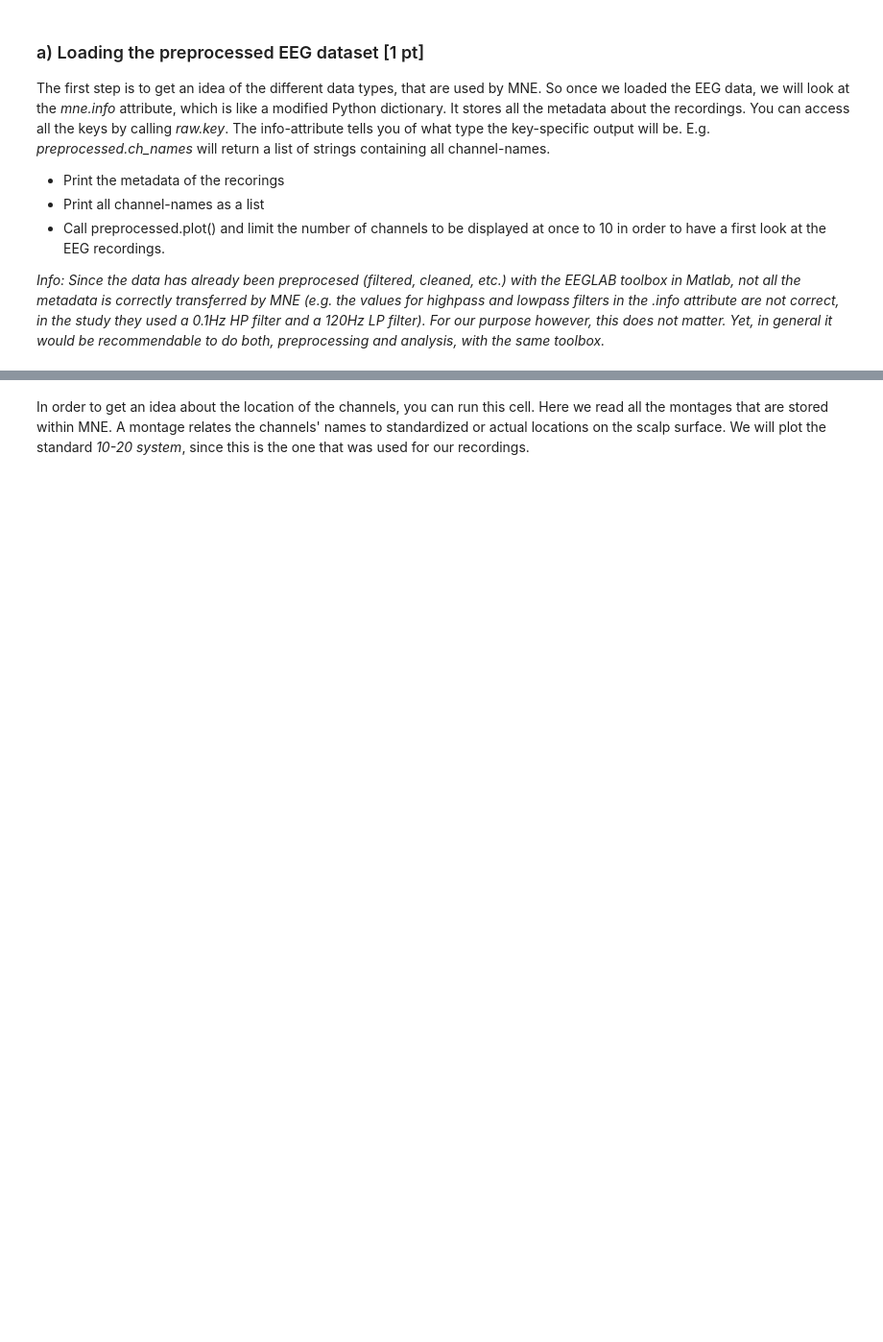
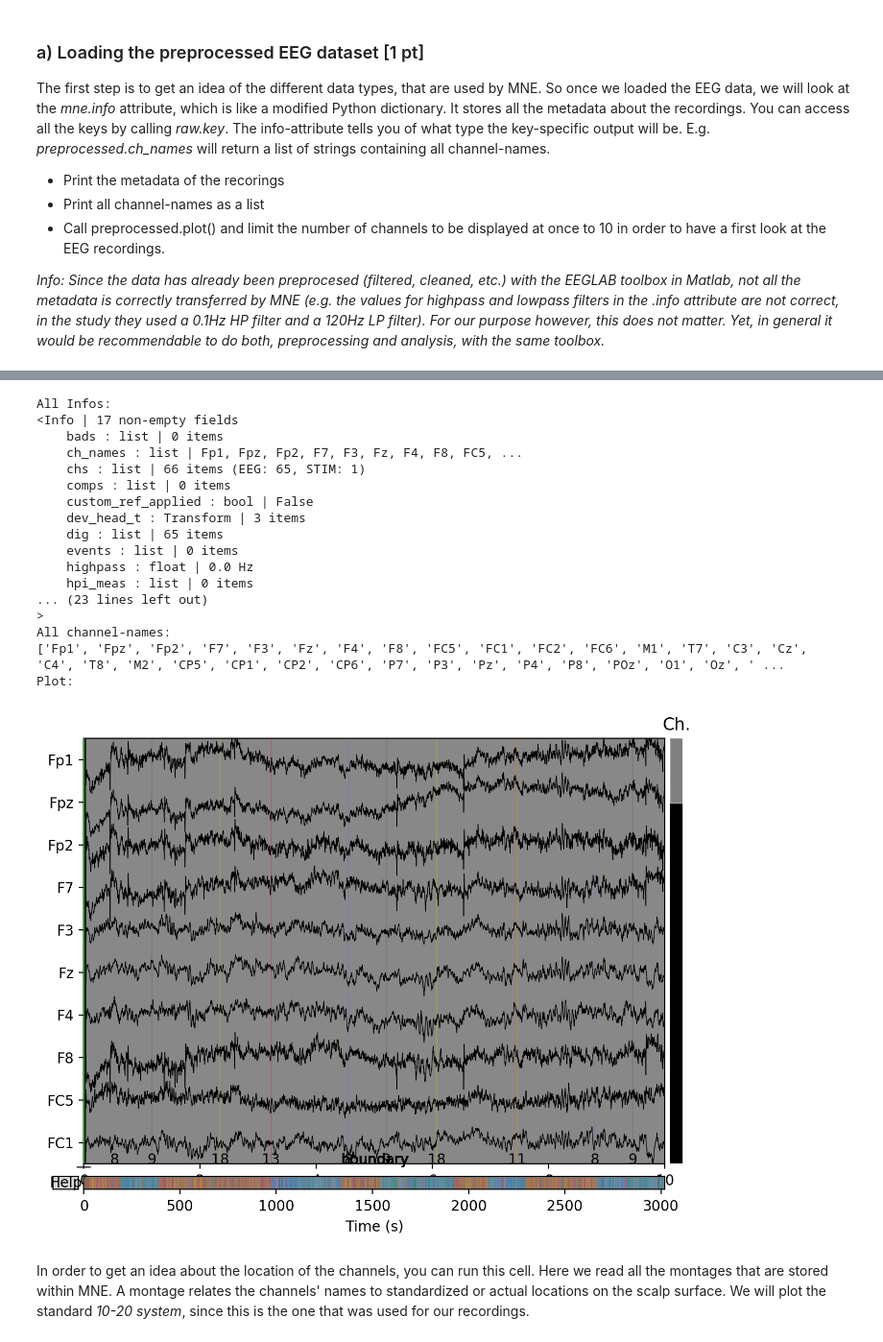
Before and after one commit to NBP-ACC/week-10-acc_9, a Jupyter notebook: Sheet08.ipynb, the cells around one changed output, grey strips where cells are left out. Shown at 96% size. Saved outputs shown, nothing was run; the diff lists cells and outputs as text; code cells hidden in the pictures; blank space fills up the shorter version.

```diff
--- a/Sheet08.ipynb
+++ b/Sheet08.ipynb
@@ -50,8 +50,7 @@ E.g. *preprocessed.ch_names* will return a list of strings containing all channe
 mne.set_log_level('WARNING')
 
 # create path to file where all EEG Data is stored
-home = #TODO
-setpath = #TODO
+setpath = "./"
 
 # load the preprocessed EEG data and display info-attribute
 setname = "6_408_RerefInterp.set"
@@ -62,12 +59,34 @@ SyntaxError: invalid syntax (<ipython-input-3-d0680ce072c2>, line 5)
 # %%
 # view the info attribute and see what it contains
-# TODO
+print("All Infos:")
+print(preprocessed.info)
 
 # print all channel-names
-# TODO
+print("All channel-names:")
+print(preprocessed.ch_names)
 
 # plot all the data, only display 10 channels at once
-# TODO
+print("Plot:")
+preprocessed.plot(n_channels = 10)
+# %% [output]
+All Infos:
+<Info | 17 non-empty fields
+    bads : list | 0 items
+    ch_names : list | Fp1, Fpz, Fp2, F7, F3, Fz, F4, F8, FC5, ...
+    chs : list | 66 items (EEG: 65, STIM: 1)
+    comps : list | 0 items
+    custom_ref_applied : bool | False
+    dev_head_t : Transform | 3 items
+    dig : list | 65 items
+    events : list | 0 items
+    highpass : float | 0.0 Hz
+    hpi_meas : list | 0 items
+... (23 lines left out)
+>
+All channel-names:
+['Fp1', 'Fpz', 'Fp2', 'F7', 'F3', 'Fz', 'F4', 'F8', 'FC5', 'FC1', 'FC2', 'FC6', 'M1', 'T7', 'C3', 'Cz', 'C4', 'T8', 'M2', 'CP5', 'CP1', 'CP2', 'CP6', 'P7', 'P3', 'Pz', 'P4', 'P8', 'POz', 'O1', 'Oz', ' ...
+Plot:
+[figure, added]
 # %% [markdown]
 In order to get an idea about the location of the channels, you can run this cell. Here we read all the montages that are stored within MNE. A montage relates the channels' names to standardized or actual locations on the scalp surface. We will plot the standard *10-20 system*, since this is the one that was used for our recordings.
 # %%
```
Also changed, not shown: parts of 9 cells of this notebook.
